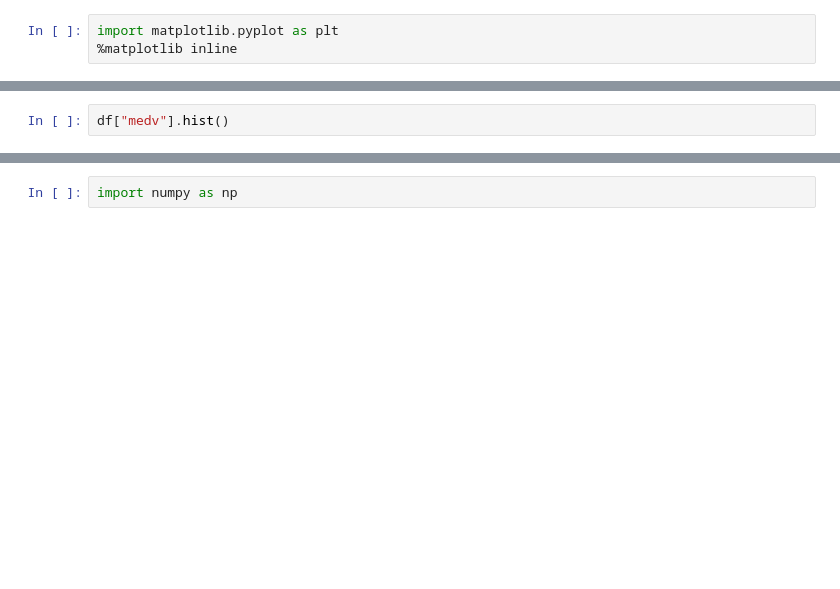
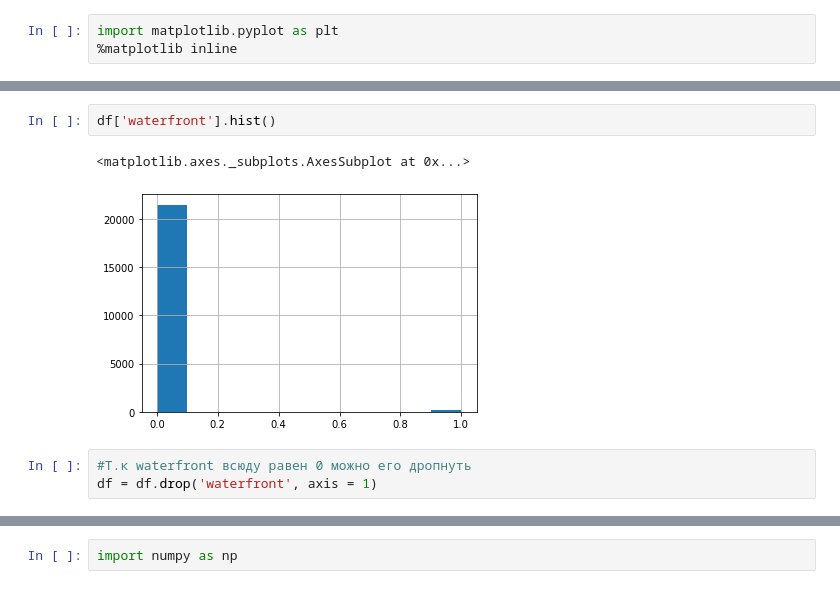
Before and after one commit to bushtets/machine_learnig, a Jupyter notebook: LineAR.ipynb, the cells around one changed output, grey strips where cells are left out. Saved outputs shown, nothing was run; the diff lists cells and outputs as text; blank space fills up the shorter version.

```diff
--- a/LineAR.ipynb
+++ b/LineAR.ipynb
@@ -16,3 +77,9 @@ import matplotlib.pyplot as plt
 # %%
-df["medv"].hist()
+df['waterfront'].hist()
+# %% [output]
+<matplotlib.axes._subplots.AxesSubplot at 0x...>
+[figure, added]
+# %%
+#Т.к waterfront всюду равен 0 можно его дропнуть
+df = df.drop('waterfront', axis = 1)
 # %%
```
Also changed, not shown: parts of 36 cells of this notebook.
